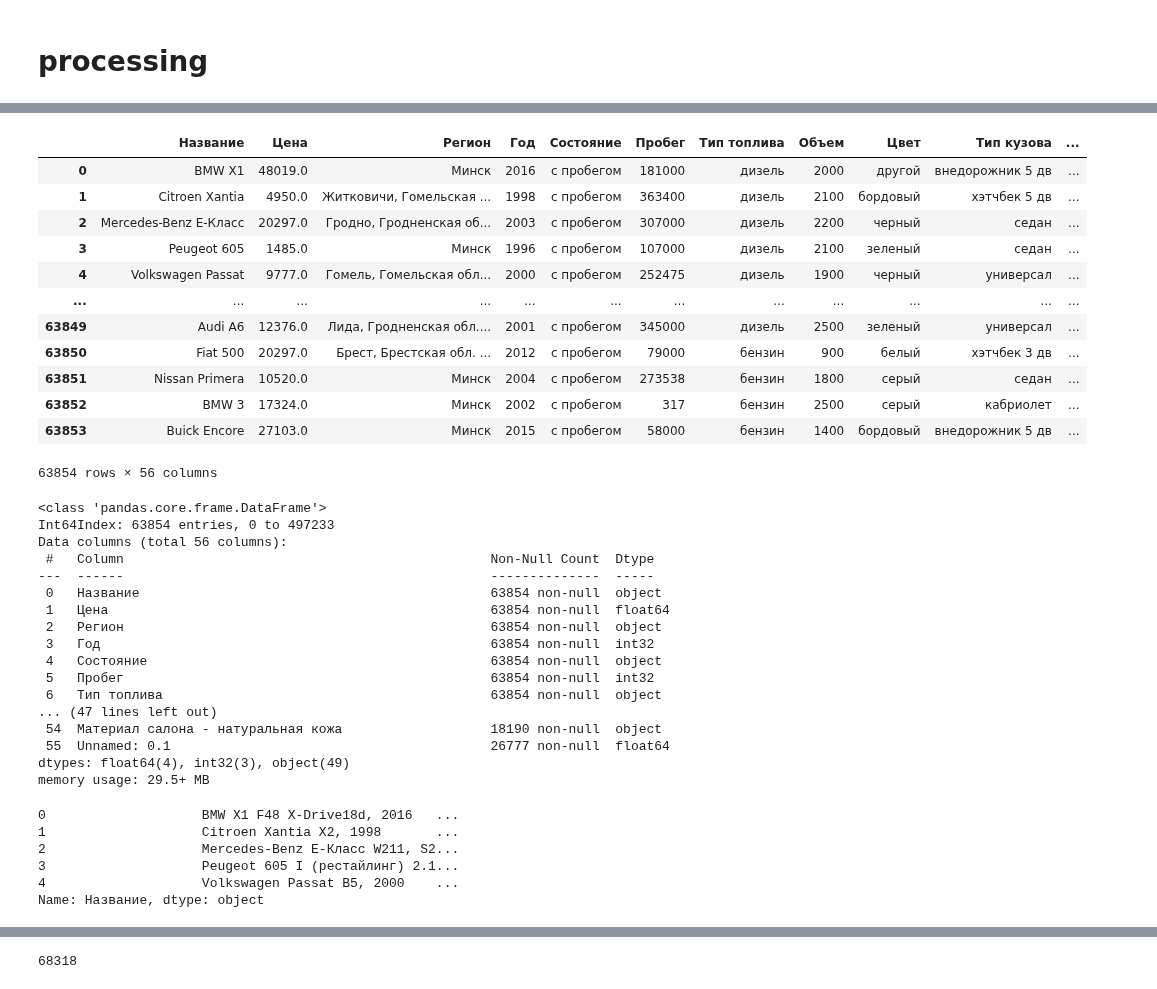
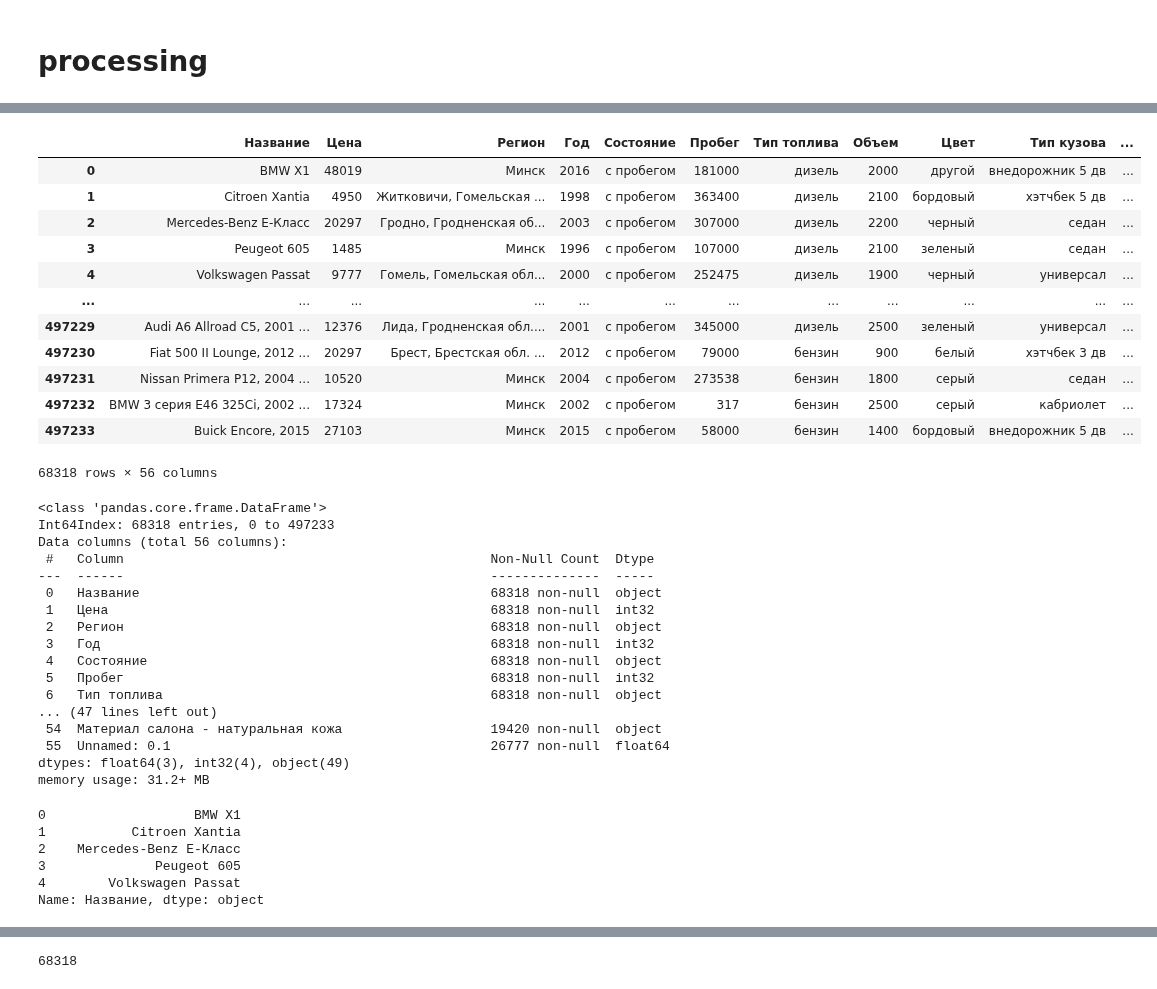
Before and after one commit to gabbysocol/av_project, a Jupyter notebook: model/preproc.ipynb, the cells around one changed output, grey strips where cells are left out. Saved outputs shown, nothing was run; the diff lists cells and outputs as text; code cells hidden in the pictures.

```diff
--- a/model/preproc.ipynb
+++ b/model/preproc.ipynb
@@ -58,7 +58,7 @@ def preproc(avto):
 
     avto = preproc_name(avto)
 
-    avto['Цена'] = avto['Цена'].str.replace('р', '').astype('float')
+    avto['Цена'] = avto['Цена'].str.replace('р', '').astype('int32')
 
     avto['Год'] = avto['Год'].fillna('0').str.replace(r'[А-Яа-яA-Za-z\ ]*', '').astype('int')
 
@@ -138,57 +138,55 @@ df
 # %%
-df = preproc_name(df)
+df = preproc(df)
 
-try:
-    del df['Unnamed: 0']
-except:
-    pass
+del df['Unnamed: 0']
+
 df
 # %% [output]
 |  | Название | Цена | Регион | Год | Состояние | Пробег | Тип топлива | Объем | Цвет | Тип кузова | ... |
-| 0 | BMW X1 | 48019.0 | Минск | 2016 | с пробегом | 181000 | дизель | 2000 | другой | внедорожник 5 дв | ... |
-| 1 | Citroen Xantia | 4950.0 | Житковичи, Гомельская ... | 1998 | с пробегом | 363400 | дизель | 2100 | бордовый | хэтчбек 5 дв | ... |
-| 2 | Mercedes-Benz E-Класс | 20297.0 | Гродно, Гродненская об... | 2003 | с пробегом | 307000 | дизель | 2200 | черный | седан | ... |
-| 3 | Peugeot 605 | 1485.0 | Минск | 1996 | с пробегом | 107000 | дизель | 2100 | зеленый | седан | ... |
-| 4 | Volkswagen Passat | 9777.0 | Гомель, Гомельская обл... | 2000 | с пробегом | 252475 | дизель | 1900 | черный | универсал | ... |
+| 0 | BMW X1 | 48019 | Минск | 2016 | с пробегом | 181000 | дизель | 2000 | другой | внедорожник 5 дв | ... |
+| 1 | Citroen Xantia | 4950 | Житковичи, Гомельская ... | 1998 | с пробегом | 363400 | дизель | 2100 | бордовый | хэтчбек 5 дв | ... |
+| 2 | Mercedes-Benz E-Класс | 20297 | Гродно, Гродненская об... | 2003 | с пробегом | 307000 | дизель | 2200 | черный | седан | ... |
+| 3 | Peugeot 605 | 1485 | Минск | 1996 | с пробегом | 107000 | дизель | 2100 | зеленый | седан | ... |
+| 4 | Volkswagen Passat | 9777 | Гомель, Гомельская обл... | 2000 | с пробегом | 252475 | дизель | 1900 | черный | универсал | ... |
 | ... | ... | ... | ... | ... | ... | ... | ... | ... | ... | ... | ... |
-| 63849 | Audi A6 | 12376.0 | Лида, Гродненская обл.... | 2001 | с пробегом | 345000 | дизель | 2500 | зеленый | универсал | ... |
-| 63850 | Fiat 500 | 20297.0 | Брест, Брестская обл. ... | 2012 | с пробегом | 79000 | бензин | 900 | белый | хэтчбек 3 дв | ... |
-| 63851 | Nissan Primera | 10520.0 | Минск | 2004 | с пробегом | 273538 | бензин | 1800 | серый | седан | ... |
-| 63852 | BMW 3 | 17324.0 | Минск | 2002 | с пробегом | 317 | бензин | 2500 | серый | кабриолет | ... |
-| 63853 | Buick Encore | 27103.0 | Минск | 2015 | с пробегом | 58000 | бензин | 1400 | бордовый | внедорожник 5 дв | ... |
+| 497229 | Audi A6 Allroad C5, 2001 ... | 12376 | Лида, Гродненская обл.... | 2001 | с пробегом | 345000 | дизель | 2500 | зеленый | универсал | ... |
+| 497230 | Fiat 500 II Lounge, 2012 ... | 20297 | Брест, Брестская обл. ... | 2012 | с пробегом | 79000 | бензин | 900 | белый | хэтчбек 3 дв | ... |
+| 497231 | Nissan Primera P12, 2004 ... | 10520 | Минск | 2004 | с пробегом | 273538 | бензин | 1800 | серый | седан | ... |
+| 497232 | BMW 3 серия E46 325Ci, 2002 ... | 17324 | Минск | 2002 | с пробегом | 317 | бензин | 2500 | серый | кабриолет | ... |
+| 497233 | Buick Encore, 2015 | 27103 | Минск | 2015 | с пробегом | 58000 | бензин | 1400 | бордовый | внедорожник 5 дв | ... |
-63854 rows × 56 columns
+68318 rows × 56 columns
 # %%
 save_df(df, to_filename)
 # %%
 df.info()
 # %% [output]
 <class 'pandas.core.frame.DataFrame'>
-Int64Index: 63854 entries, 0 to 497233
+Int64Index: 68318 entries, 0 to 497233
 Data columns (total 56 columns):
  #   Column                                               Non-Null Count  Dtype
 ---  ------                                               --------------  -----
- 0   Название                                             63854 non-null  object
- 1   Цена                                                 63854 non-null  float64
- 2   Регион                                               63854 non-null  object
- 3   Год                                                  63854 non-null  int32
- 4   Состояние                                            63854 non-null  object
- 5   Пробег                                               63854 non-null  int32
- 6   Тип топлива                                          63854 non-null  object
+ 0   Название                                             68318 non-null  object
+ 1   Цена                                                 68318 non-null  int32
+ 2   Регион                                               68318 non-null  object
+ 3   Год                                                  68318 non-null  int32
+ 4   Состояние                                            68318 non-null  object
+ 5   Пробег                                               68318 non-null  int32
+ 6   Тип топлива                                          68318 non-null  object
 ... (47 lines left out)
- 54  Материал салона - натуральная кожа                   18190 non-null  object
+ 54  Материал салона - натуральная кожа                   19420 non-null  object
  55  Unnamed: 0.1                                         26777 non-null  float64
-dtypes: float64(4), int32(3), object(49)
-memory usage: 29.5+ MB
+dtypes: float64(3), int32(4), object(49)
+memory usage: 31.2+ MB
 # %%
 df['Состояние'] = df['Состояние'].fillna('0').str.replace(r'Состояние\ *', '').astype('str')
 # %%
 df['Название'].head(5)
 # %% [output]
-0                    BMW X1 F48 Х-Drive18d, 2016   ...
-1                    Citroen Xantia X2, 1998       ...
-2                    Mercedes-Benz E-Класс W211, S2...
-3                    Peugeot 605 I (рестайлинг) 2.1...
-4                    Volkswagen Passat B5, 2000    ...
+0                   BMW X1
+1           Citroen Xantia
+2    Mercedes-Benz E-Класс
+3              Peugeot 605
+4        Volkswagen Passat
 Name: Название, dtype: object
 # %%
 df['Название'].value_counts(dropna=False)
```
Also changed, not shown: parts of 6 cells of this notebook, 4 other files.
